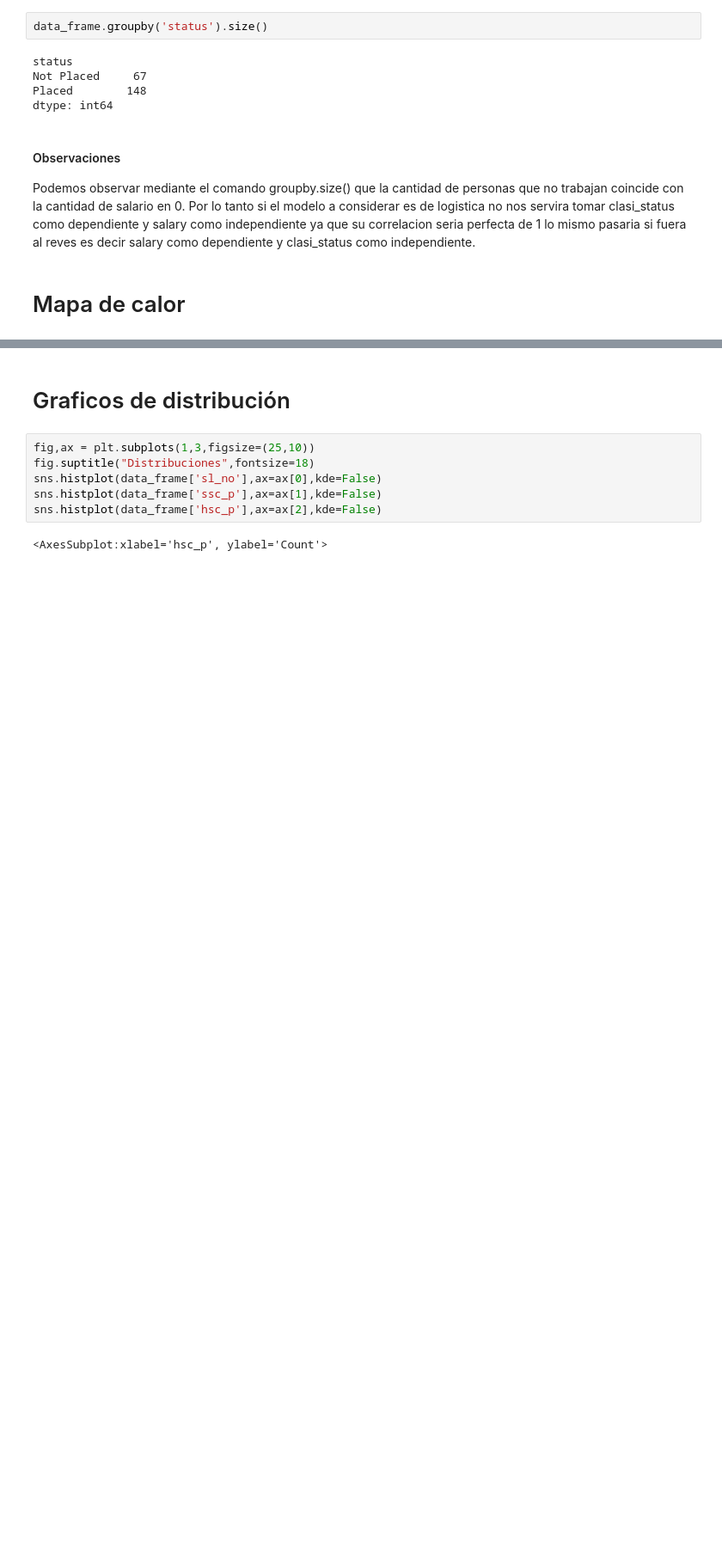
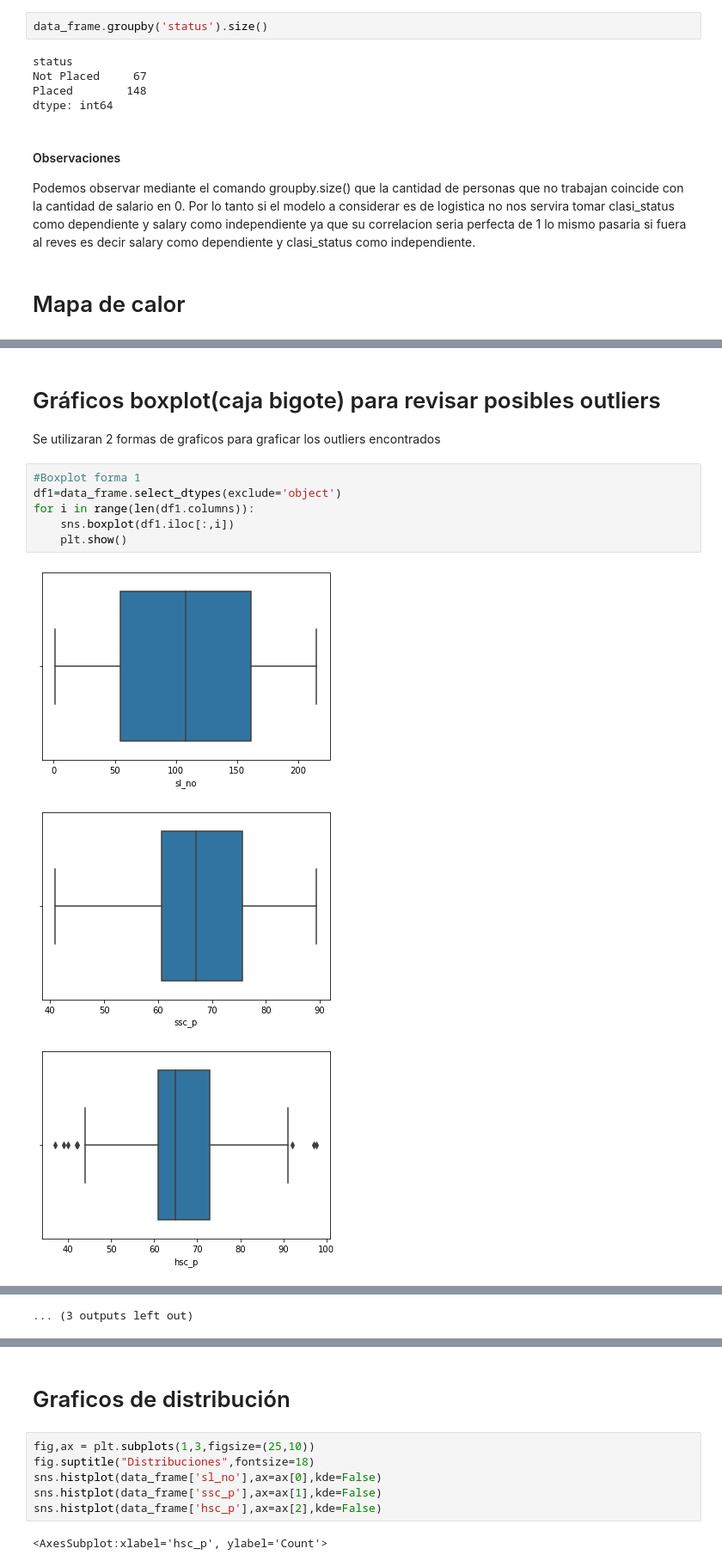
Before and after one commit to Jefer698/Solemne-I-Optativo-de-Especialidad-II, a Jupyter notebook: Solemne1_NombreApellido.ipynb, the cells around one changed output, grey strips where cells are left out. Shown at 86% size. Saved outputs shown, nothing was run; the diff lists cells and outputs as text; blank space fills up the shorter version.

Commit message:
Añadiendo metodos, graficos y observaciones en p2

```diff
--- a/Solemne1_NombreApellido.ipynb
+++ b/Solemne1_NombreApellido.ipynb
@@ -1111,0 +1243,14 @@ Los que presentan una mayor correlación positiva con respecto a la columna sala
+# %% [markdown]
+# Gráficos boxplot(caja bigote) para revisar posibles outliers
+
+Se utilizaran 2 formas de graficos para graficar los outliers encontrados
+# %%
+#Boxplot forma 1
+df1=data_frame.select_dtypes(exclude='object')
+for i in range(len(df1.columns)):
+    sns.boxplot(df1.iloc[:,i])
+    plt.show()
+# %% [output]
+[figure, added]
+[figure, added]
+[figure, added]
@@ -1111,0 +1266 @@ Los que presentan una mayor correlación positiva con respecto a la columna sala
+... (3 outputs left out)
```
Also changed, not shown: parts of 114 cells of this notebook.
